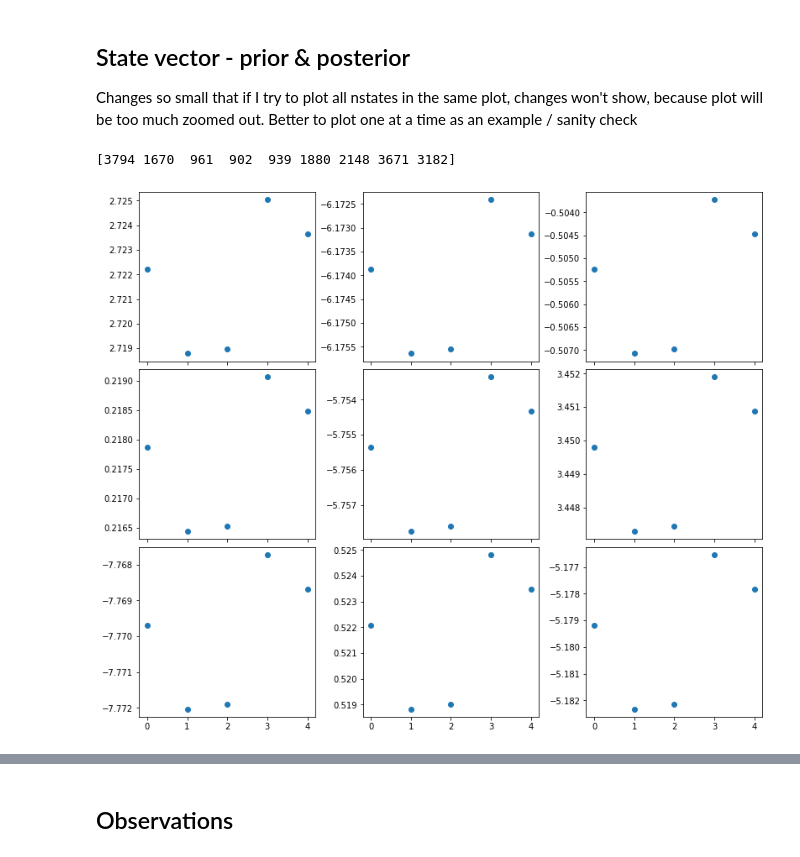
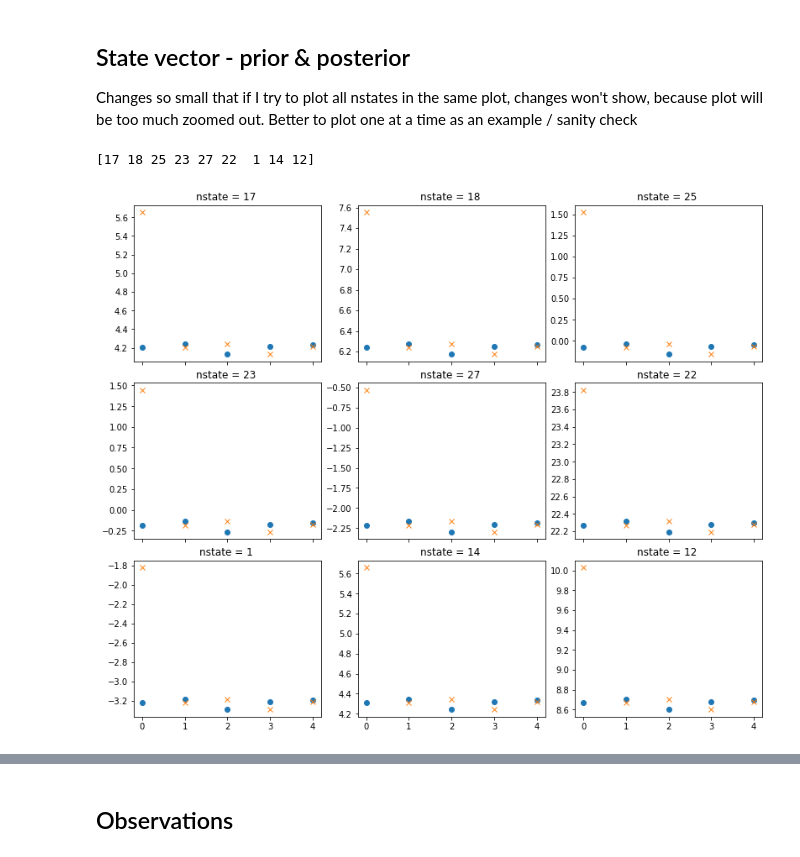
Before and after one commit to AkiTsuruta/MI-AIM, a Jupyter notebook: kf_plots.ipynb, the cells around one changed output, grey strips where cells are left out. Cells and saved outputs as stored; diff of their text form; code cells hidden in the pictures.

```diff
--- a/kf_plots.ipynb
+++ b/kf_plots.ipynb
@@ -59,11 +59,7 @@ Read matrices
 # Had to read matrices in another way, as open_mfdataset didn't work with them
 #----------------------------------------------------------------------------
 
-Bs, As, Rs = read_matrices(s, 'out_default_with_kf')
-#B_bl, A_bl, R_bl = read_matrices(s, "out_block_with_kf")
-
-for i in range(6,9):
-    print(np_t[i])
+Bs, As, Rs = read_matrices(s, 'with_real_prior_cov', 'out_default_with_kf')
 # %%
 #init data
 
@@ -87,27 +79,36 @@ Better to plot one at a time as an example / sanity check
 # %%
 # Plots for several different states
 
 nstate = data1.dims['nstate']
 post = data1.posterior
+prior = data1.prior
 
-states = np.random.randint(nstate, size = 9) #pick a couple of random states to look at
+
+#pick a couple of random states to look at
+
+states = np.random.randint(nstate, size = 9)
 print(states)
-selection = []
+
+#pick prior and posterior values of the selected states in different timewindows
+postselection = []
+priorselection = []
 for i in range(9):
-    selection.append(post.isel(nstate = states[i]))
-
+    postselection.append(post.isel(nstate = states[i]))
+    priorselection.append(prior.isel(nstate = states[i]))
 
 
 
 fig, axs = plt.subplots(3,3, figsize = (11,9), layout = 'constrained', sharex = 'col')
 for k in range(9):
     i = k // 3
     j = k - 3*i
-    axs[i,j].plot(selection[k], 'o') # marker = 'o', color = 'red', alpha = 0.7)
+    axs[i,j].plot(postselection[k], 'o')
+    axs[i,j].plot(priorselection[k], 'x')
+    axs[i,j].set_title(f"nstate = {states[k]} ")
 plt.show()
 # %% [output]
-[3794 1670  961  902  939 1880 2148 3671 3182]
+[17 18 25 23 27 22  1 14 12]
-[figure, old version]
+[figure, new version]
 # %%
 # Plots for one state prior & post in different datasets
 
```
Also changed, not shown: parts of 12 cells of this notebook, 2 other files.
